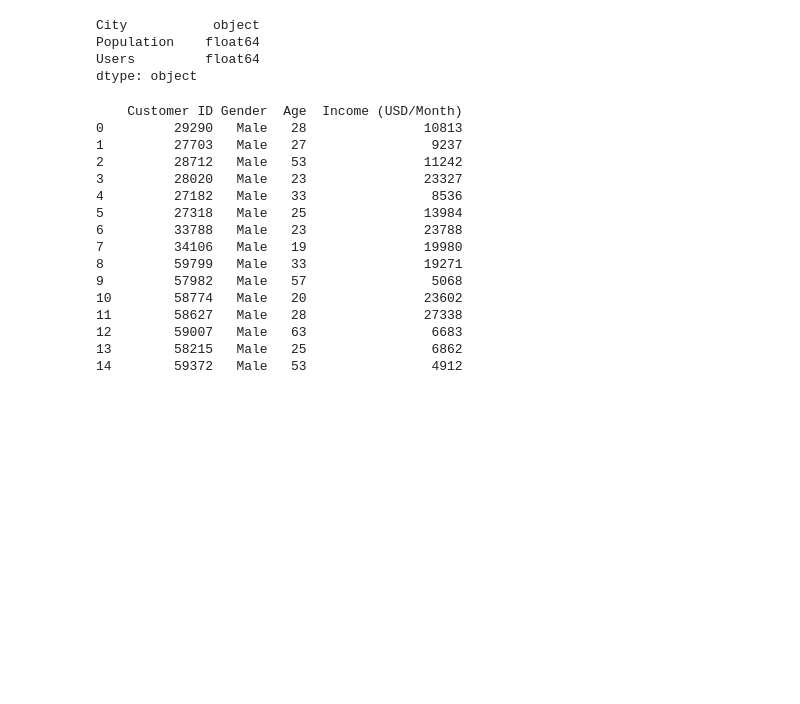
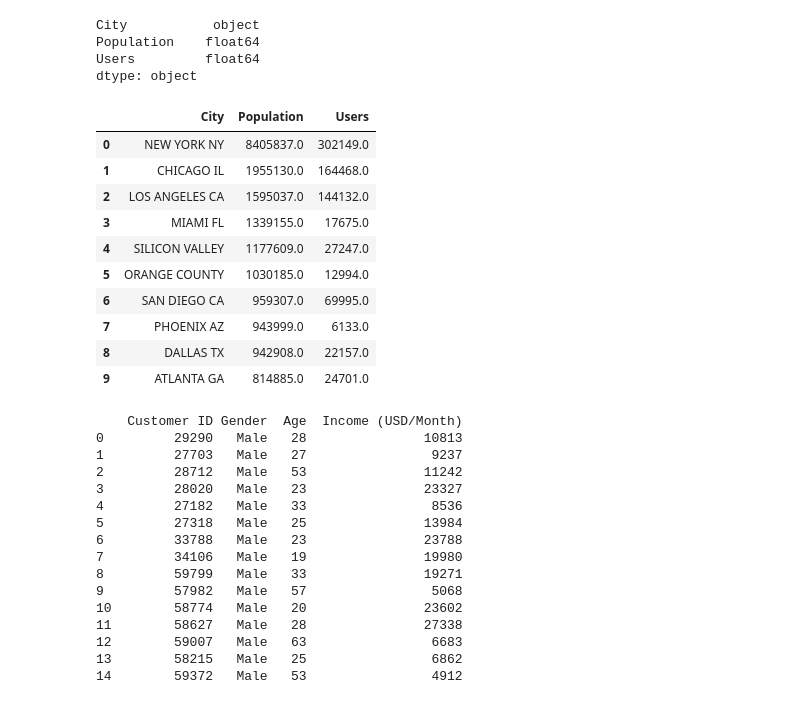
Before and after one commit to elvissounna/Projet_IA, a Jupyter notebook: week_2.ipynb, the cells around one changed output. Cells and saved outputs as stored; diff of their text form; code cells hidden in the pictures; blank space fills up the shorter version.

```diff
--- a/week_2.ipynb
+++ b/week_2.ipynb
@@ -170,6 +215,20 @@ City           object
 Population    float64
 Users         float64
 dtype: object
+# %%
+city.head(10)
+# %% [output]
+|  | City | Population | Users |
+| 0 | NEW YORK NY | 8405837.0 | 302149.0 |
+| 1 | CHICAGO IL | 1955130.0 | 164468.0 |
+| 2 | LOS ANGELES CA | 1595037.0 | 144132.0 |
+| 3 | MIAMI FL | 1339155.0 | 17675.0 |
+| 4 | SILICON VALLEY | 1177609.0 | 27247.0 |
+| 5 | ORANGE COUNTY | 1030185.0 | 12994.0 |
+| 6 | SAN DIEGO CA | 959307.0 | 69995.0 |
+| 7 | PHOENIX AZ | 943999.0 | 6133.0 |
+| 8 | DALLAS TX | 942908.0 | 22157.0 |
+| 9 | ATLANTA GA | 814885.0 | 24701.0 |
 # %%
 #Visualisation and analysis of Customer_ID.csv
 # %%
```
Also changed, not shown: parts of 17 cells of this notebook, 1 other file.
